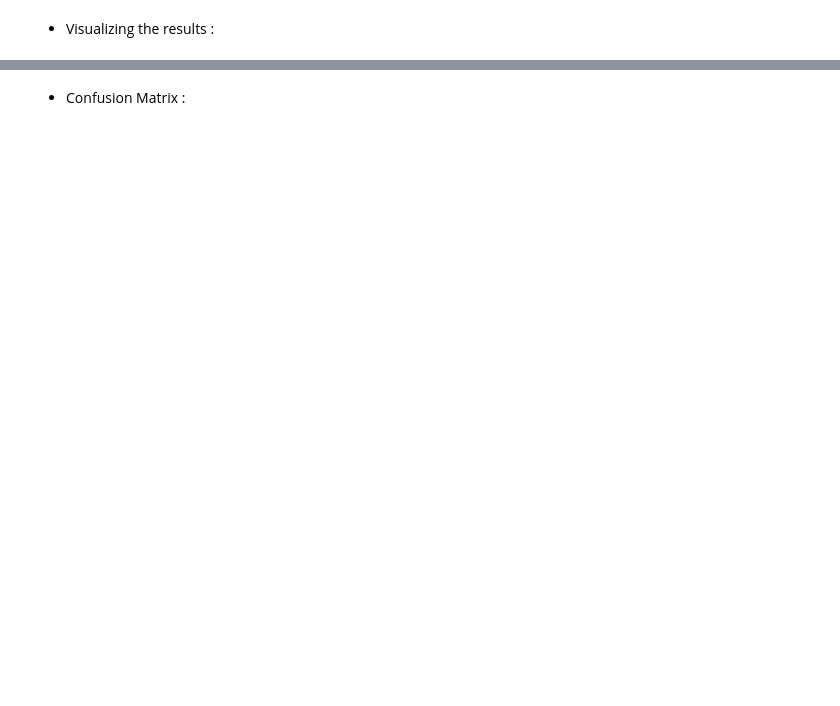
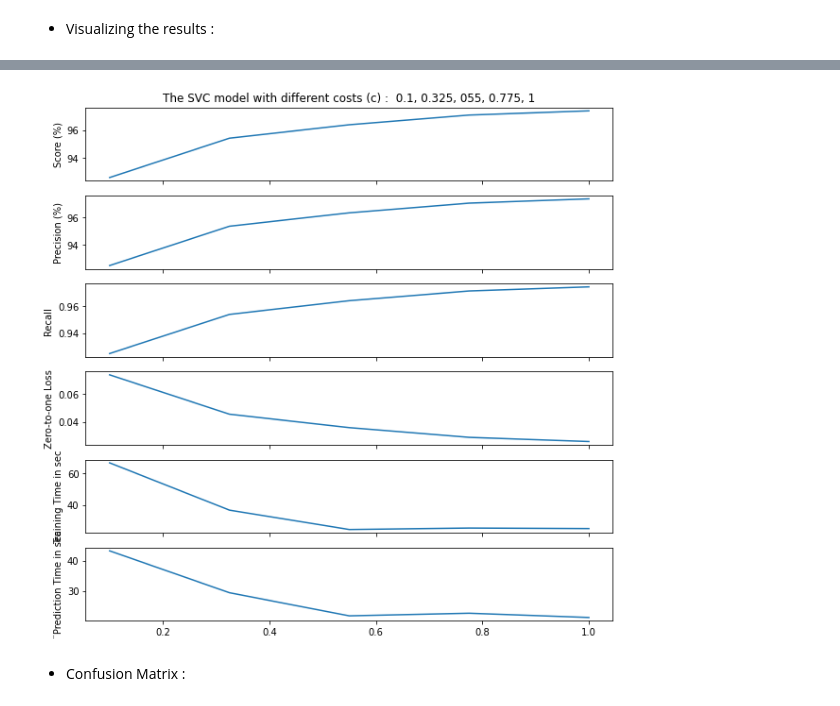
Before and after one commit to Said-bachar/TP-Supervised-Learning, a Jupyter notebook: TP3/TP3.ipynb, the cells around one changed output, grey strips where cells are left out. Cells and saved outputs as stored; diff of their text form; code cells hidden in the pictures; blank space fills up the shorter version.

```diff
--- a/TP3/TP3.ipynb
+++ b/TP3/TP3.ipynb
@@ -31,0 +170,7 @@ xtrain, xtest, ytrain, ytest =train_test_split(data, target, train_size=int(len(
+# %%
+CostScore =[]
+CostPrecision = []
+CostRecall = []
+CostLoss = []
+CostTimeTraining = []
+CostTimePrediction = []
@@ -31,0 +216,3 @@ xtrain, xtest, ytrain, ytest =train_test_split(data, target, train_size=int(len(
+# %%
+
+values_of_c = np.linspace(0.1,1, 5, endpoint=True)
@@ -38,2 +256,21 @@ xtrain, xtest, ytrain, ytest =train_test_split(data, target, train_size=int(len(
+# %%
+fig, axarr = plt.subplots(6, sharex=True, figsize=(10,10))
+axarr[0].plot(values_of_c, CostScore)
+axarr[0].set_title('The SVC model with different costs (c) :  0.1, 0.325, 055, 0.775, 1')
+axarr[0].set_ylabel('Score (%)')
+axarr[1].plot(values_of_c, CostPrecision)
+axarr[1].set_ylabel('Precision (%)')
+axarr[2].plot(values_of_c, CostRecall)
+axarr[2].set_ylabel('Recall ')
+axarr[3].plot(values_of_c, CostLoss)
+axarr[3].set_ylabel('Zero-to-one Loss')
+axarr[4].plot(values_of_c, CostTimeTraining)
+axarr[4].set_ylabel('Training Time in sec')
+axarr[5].plot(values_of_c, CostTimePrediction)
+axarr[5].set_ylabel('¨Prediction Time in sec')
+
+plt.show()
+# %% [output]
+[figure, added]
 # %% [markdown]
 *  Confusion Matrix :
```
Also changed, not shown: parts of 23 cells of this notebook.
